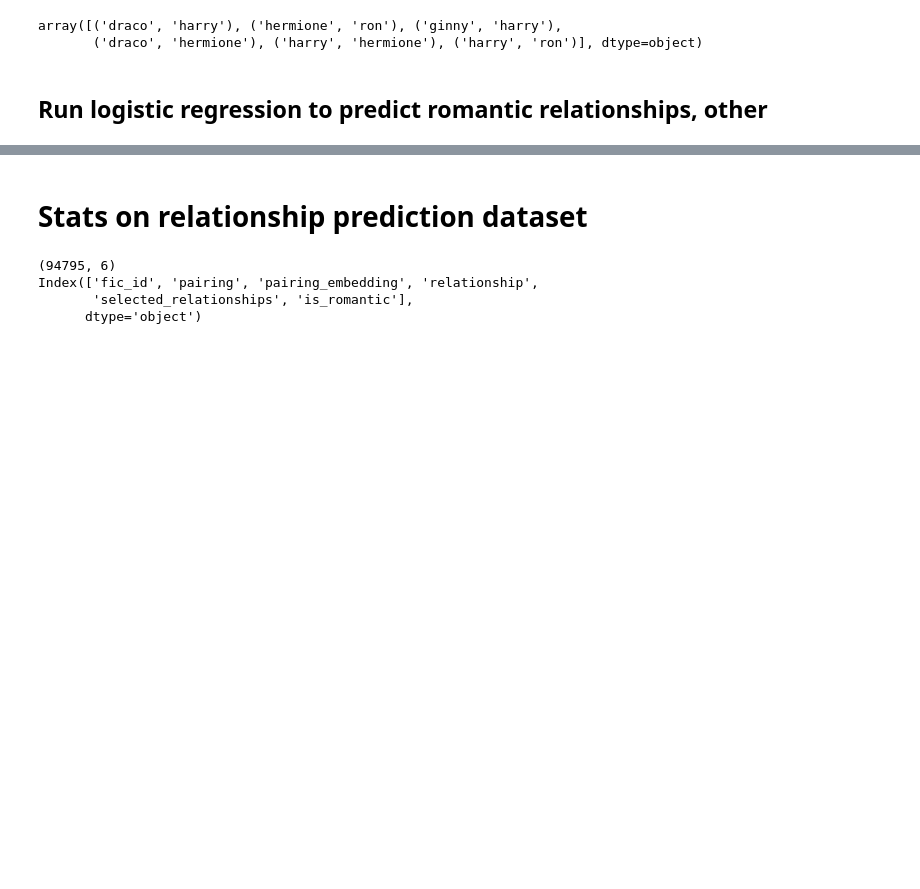
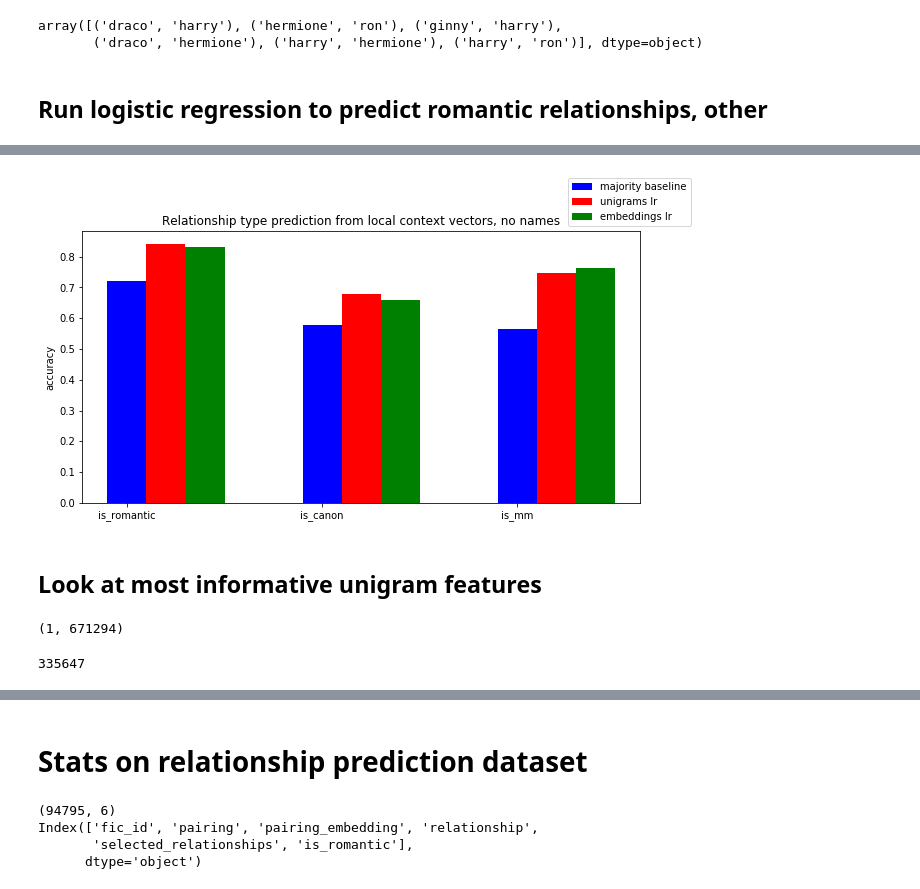
Before and after one commit to michaelmilleryoder/fanfiction-scripts, a Jupyter notebook: jupyter/emnlp2019_experiments.ipynb, the cells around one changed output, grey strips where cells are left out. Drawn from its saved outputs; the diff is of its cells as text; code cells hidden in the pictures; blank space fills up the shorter version.

```diff
--- a/jupyter/emnlp2019.ipynb
+++ b/jupyter/emnlp2019_experiments.ipynb
@@ -149,0 +197,37 @@ plt.show()
+# %%
+%matplotlib inline
+
+import matplotlib.pyplot as plt
+
+n_comparisons = 3
+x = np.arange(n_comparisons)
+
+plt.figure(figsize=(10,5))
+plt.title("Relationship type prediction from local context vectors, no names")
+labels = list(results['baseline'].keys())
+ax = plt.subplot(111)
+ax.bar(x, list(results['baseline'].values()), width=0.2,color='b',align='center')
+ax.bar(x+0.2, list(results['unigrams_lr'].values()), width=0.2,color='r',align='center')
+ax.bar(x+0.4, list(results['embs_lr'].values()), width=0.2,color='g',align='center')
+ax.legend(['majority baseline', 'unigrams lr', 'embeddings lr'], loc='lower right', bbox_to_anchor=(1.1,1))
+ax.set_ylabel('accuracy')
+
+plt.xticks(x,labels)
+plt.savefig('/usr2/mamille2/fanfiction-project/output/relationship_type_prediction_nonames.png', dpi=200)
+plt.show()
+# %% [output]
+[figure, added]
+# %% [markdown]
+## Look at most informative unigram features
+# %%
+clf['unigrams_lr']['is_canon'].coef_.shape
+# %% [output]
+(1, 671294)
+# %%
+# Load vectorizer
+with open('/usr2/mamille2/fanfiction-project/temp/ngrams1_vectorizer_local.pkl', 'rb') as f:
+    vectorizer = pickle.load(f)
+
+print(len(vectorizer.vocabulary_))
+# %% [output]
+335647
```
Also changed, not shown: parts of 21 cells of this notebook, 1 other file.
